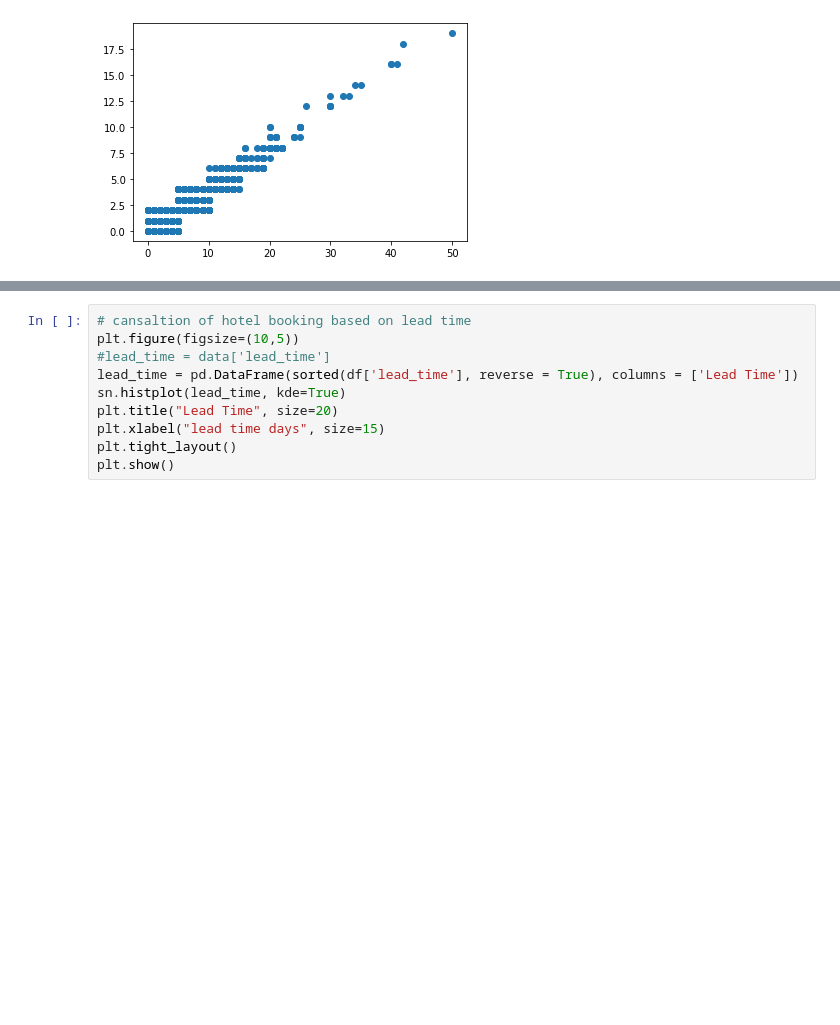
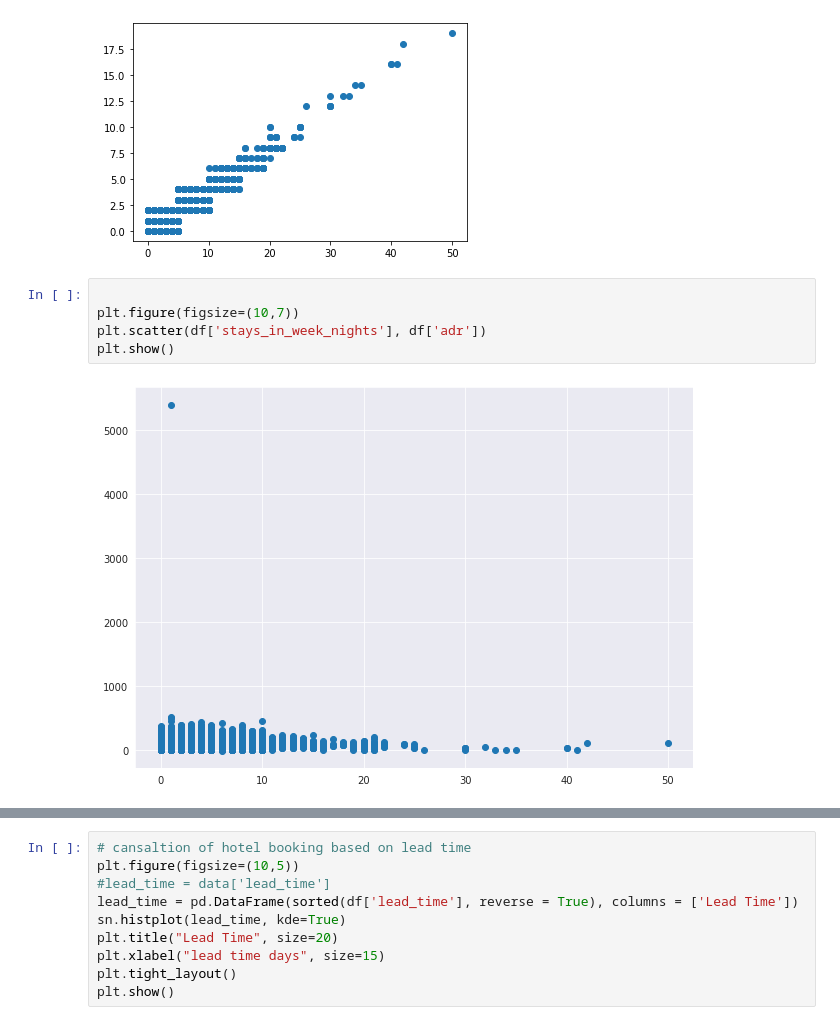
Before and after one commit to AjaharDaroga/EDA_CAPSTONE_PROJECT, a Jupyter notebook: Hotel_Booking_Analysis_Capstone_Project.ipynb, the cells around one changed output, grey strips where cells are left out. Drawn from its saved outputs; the diff is of its cells as text; blank space fills up the shorter version.

```diff
--- a/Hotel_Booking_Analysis_Capstone_Project.ipynb
+++ b/Hotel_Booking_Analysis_Capstone_Project.ipynb
@@ -250,3 +250,10 @@ plt.scatter(df['stays_in_week_nights'], df['stays_in_weekend_nights'])
 plt.show()
 # %% [output]
 [figure]
+# %%
+
+plt.figure(figsize=(10,7))
+plt.scatter(df['stays_in_week_nights'], df['adr'])
+plt.show()
+# %% [output]
+[figure, added]
```
Also changed, not shown: parts of 12 cells of this notebook.
